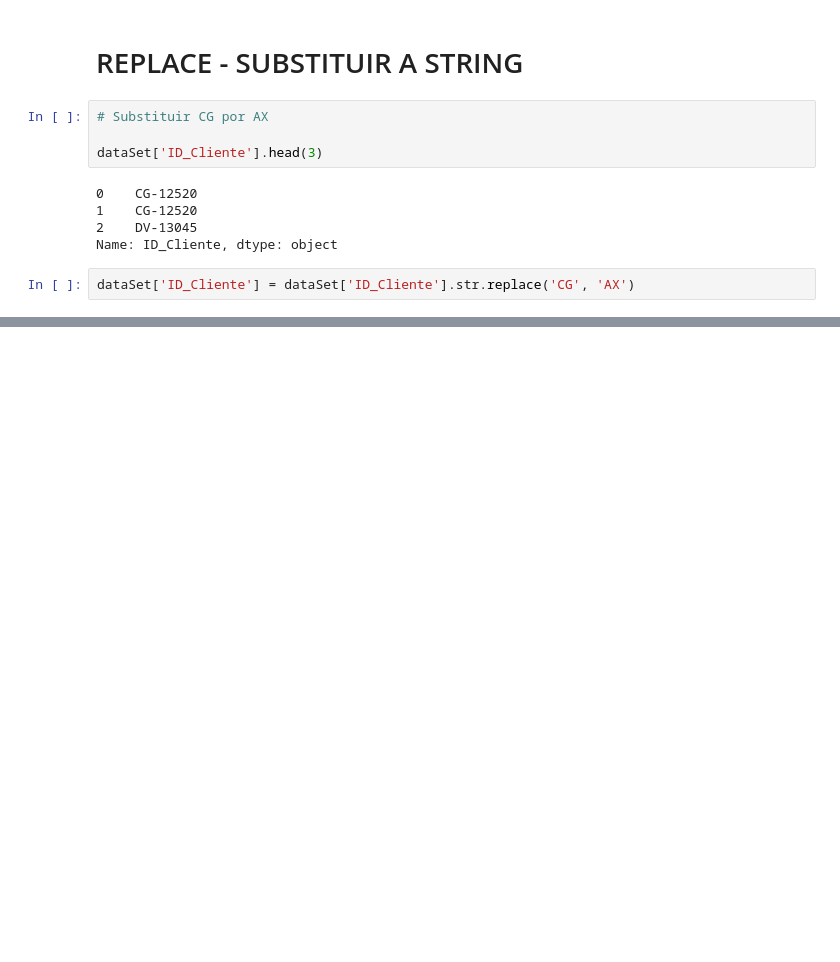
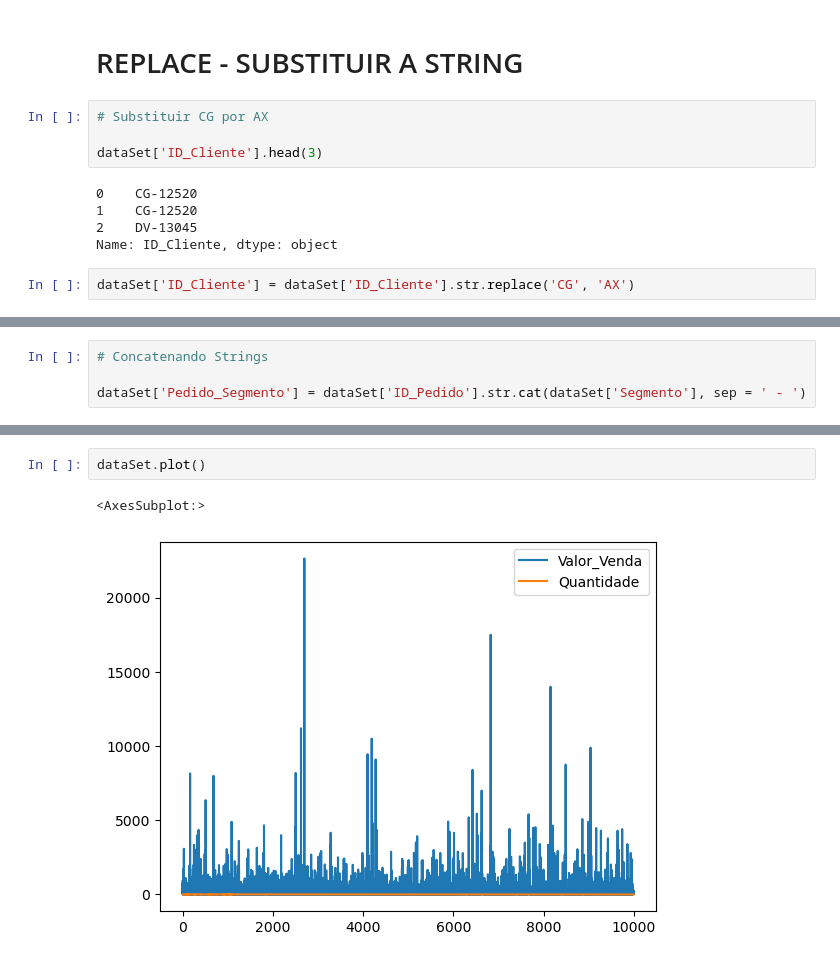
Before and after one commit to alyssonmontovanelli/python_dataScience_DSA, a Jupyter notebook: teoria/cap10_pandas/04_dataFrame_String.ipynb, the cells around one changed output, grey strips where cells are left out. Saved outputs shown, nothing was run; the diff lists cells and outputs as text; blank space fills up the shorter version.

```diff
--- a/teoria/cap10_pandas/04_dataFrame_String.ipynb
+++ b/teoria/cap10_pandas/04_dataFrame_String.ipynb
@@ -167,0 +179,4 @@ dataSet.head()
+# %%
+# Concatenando Strings
+
+dataSet['Pedido_Segmento'] = dataSet['ID_Pedido'].str.cat(dataSet['Segmento'], sep = ' - ')
@@ -167,0 +192,5 @@ dataSet.head()
+# %%
+dataSet.plot()
+# %% [output]
+<AxesSubplot:>
+[figure, added]
```
Also changed, not shown: parts of 3 cells of this notebook, 1 other file.
